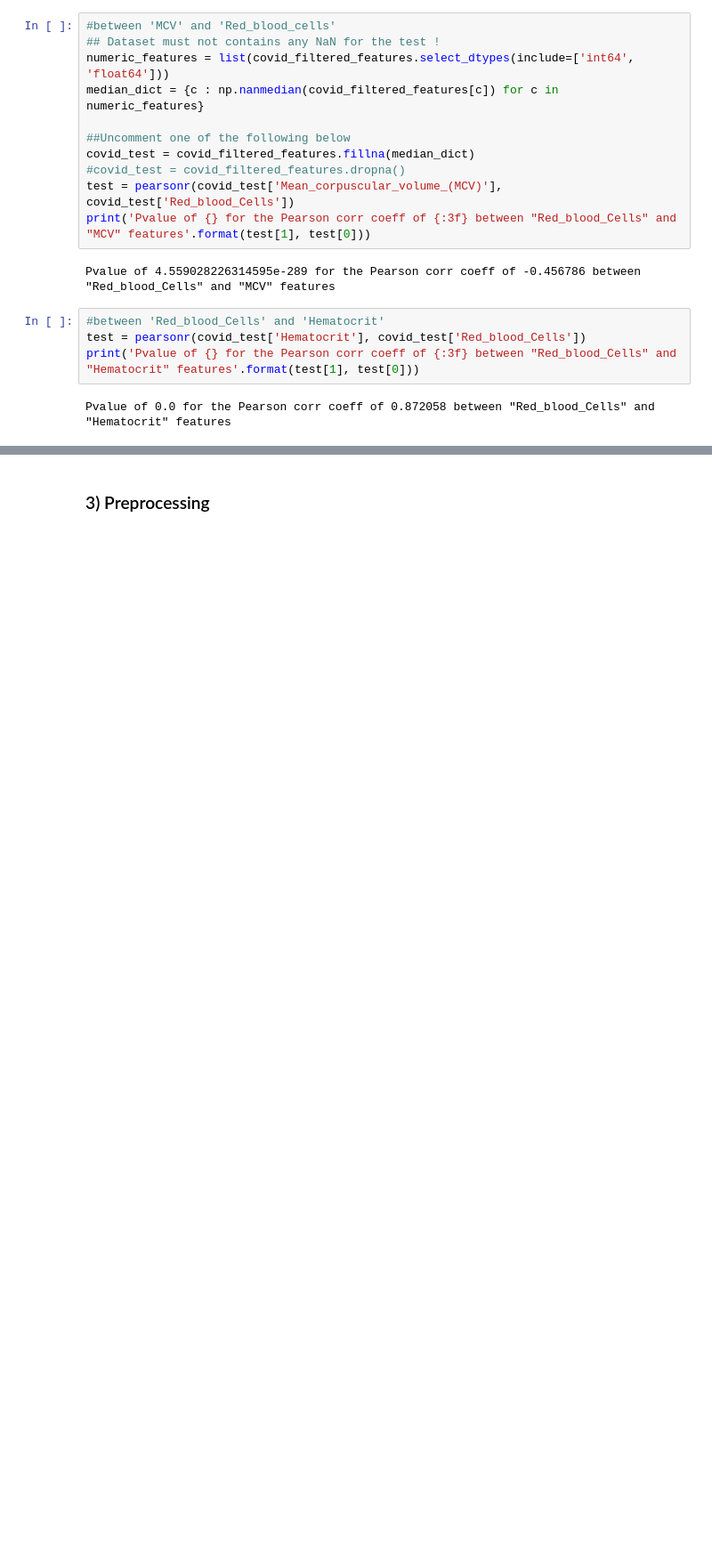
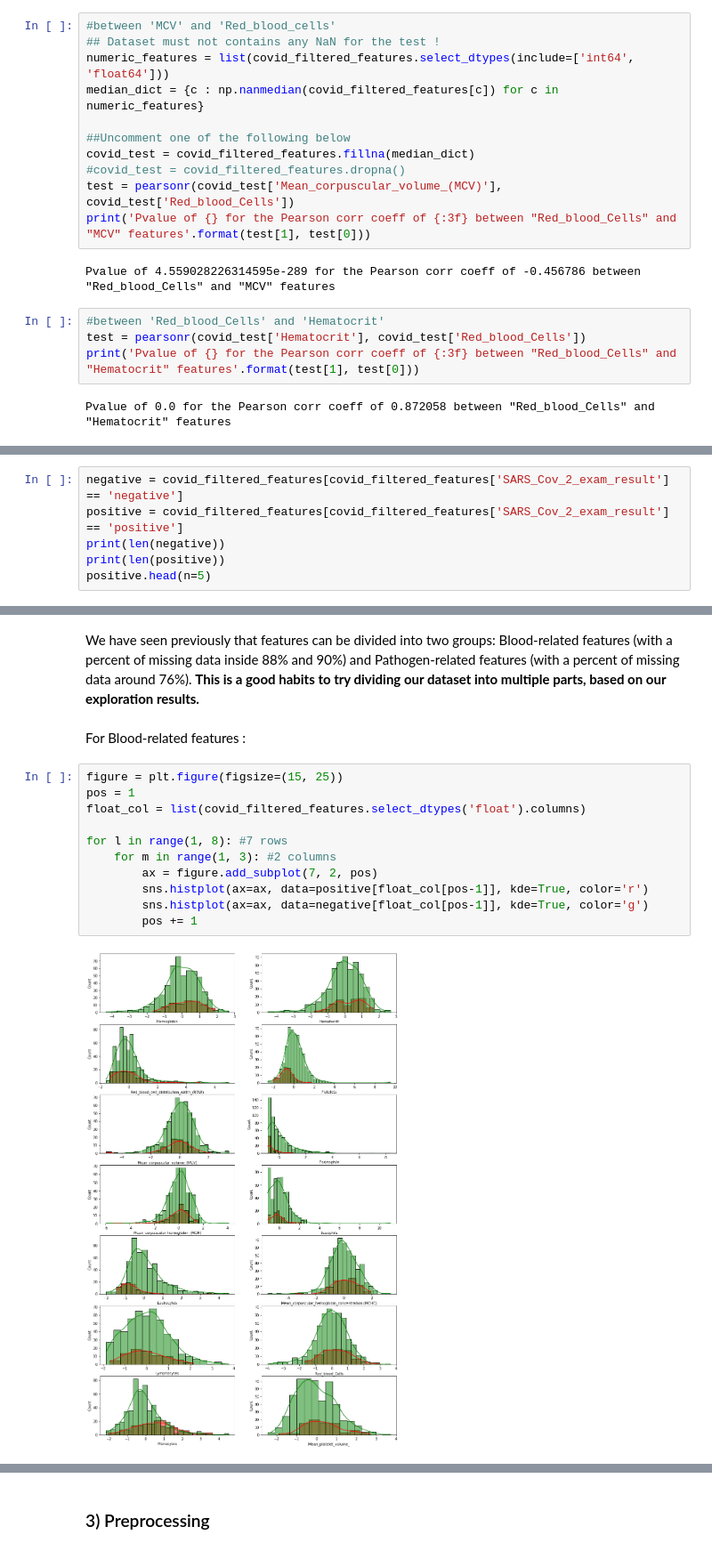
Before and after one commit to AnthonyJaquaniello/Machine_Learning, a Jupyter notebook: src/Covid.ipynb, the cells around one changed output, grey strips where cells are left out. Shown at 89% size. Cells and saved outputs as stored; diff of their text form; blank space fills up the shorter version.

```diff
--- a/src/Covid.ipynb
+++ b/src/Covid.ipynb
@@ -359,0 +357,6 @@ Pvalue of 0.0 for the Pearson corr coeff of 0.872058 between "Red_blood_Cells" a
+# %%
+negative = covid_filtered_features[covid_filtered_features['SARS_Cov_2_exam_result'] == 'negative']
+positive = covid_filtered_features[covid_filtered_features['SARS_Cov_2_exam_result'] == 'positive']
+print(len(negative))
+print(len(positive))
+positive.head(n=5)
@@ -359,0 +373,17 @@ Pvalue of 0.0 for the Pearson corr coeff of 0.872058 between "Red_blood_Cells" a
+# %% [markdown]
+We have seen previously that features can be divided into two groups: Blood-related features (with a percent of missing data inside 88% and 90%) and Pathogen-related features (with a percent of missing data around 76%). <strong>This is a good habits to try dividing our dataset into multiple parts, based on our exploration results.</strong>
+# %% [markdown]
+For Blood-related features :
+# %%
+figure = plt.figure(figsize=(15, 25))
+pos = 1
+float_col = list(covid_filtered_features.select_dtypes('float').columns)
+
+for l in range(1, 8): #7 rows
+    for m in range(1, 3): #2 columns
+        ax = figure.add_subplot(7, 2, pos)
+        sns.histplot(ax=ax, data=positive[float_col[pos-1]], kde=True, color='r')
+        sns.histplot(ax=ax, data=negative[float_col[pos-1]], kde=True, color='g')
+        pos += 1
+# %% [output]
+[figure, added]
```
Also changed, not shown: parts of 19 cells of this notebook.
